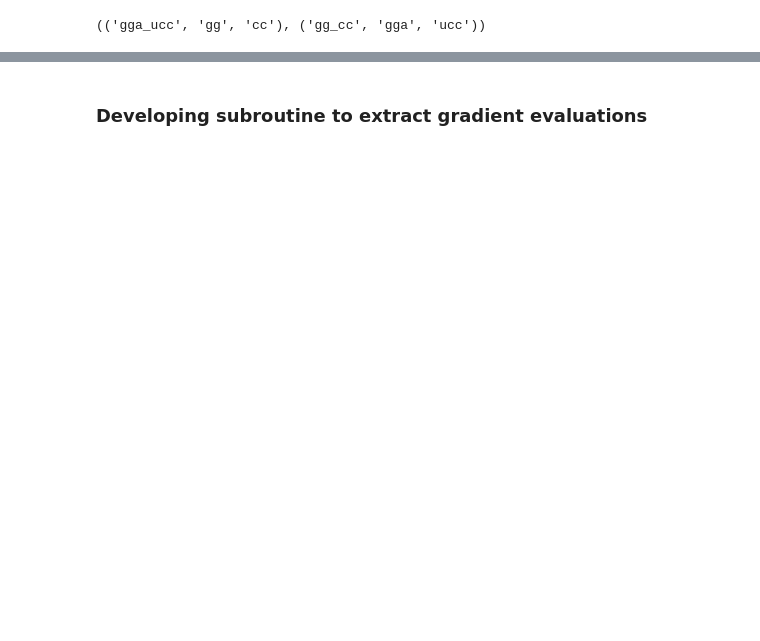
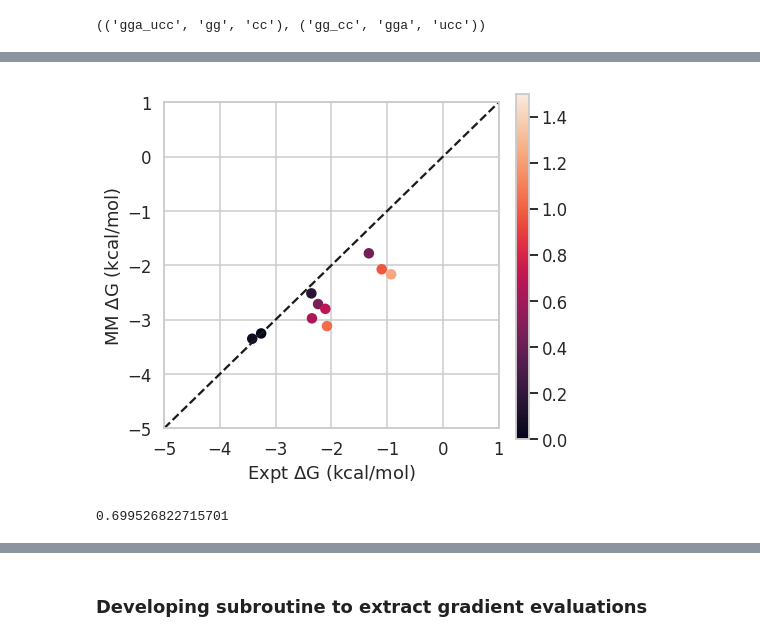
Before and after one commit to maa805/mining-minima, a Jupyter notebook: MiningMinima/scratch/new_min_and_hess_devel.ipynb, the cells around one changed output, grey strips where cells are left out. Drawn from its saved outputs; the diff is of its cells as text; code cells hidden in the pictures; blank space fills up the shorter version.

```diff
--- a/MiningMinima/scratch/new_min_and_hess_devel.ipynb
+++ b/MiningMinima/scratch/new_min_and_hess_devel.ipynb
@@ -33,7 +41,7 @@ limit = np.pi/3
 dx = 0.005
 F = np.linspace(-100, 800, 9001)
 dF = 0.1
-rna_min_based = [0.56,0.21,0.01,6.54,3.57,0.056,0.83,4.94,12.01]
+rna_min_based = [0.69,0.11,0.0068,6.13,2.99,0,0.68,2.29,9.53]
 # %%
 from recces.data import _get_duplex_seqs
 from recces.util import DG_CANONICAL, DG_DANGLING
@@ -72,14 +60,14 @@ def dg_mm(seq1, seq2):
 
     for ii, sim in enumerate(pos):
         if ii == 0:
-            dG += sim_dict[sim].anharmonic_free_energy
+            dG += sim_dict[sim].anharmonic_free_energy - 0.5*np.log(2*np.pi/3)*sim_dict[sim].n_dofs
         else:
-            dG += SingleSimulation('/mnt/c/Users/maadr/rna_min_based/{}/ST/'.format(sim), rna_min_based).value
+            dG += SingleSimulation('/scratch/users/maa805/recces_rosetta/results/rna_min/{}/ST/'.format(sim), rna_min_based).value
 
     for ii, sim in enumerate(neg):
         if ii == 0:
-            dG -= sim_dict[sim].anharmonic_free_energy
+            dG -= sim_dict[sim].anharmonic_free_energy - 0.5*np.log(2*np.pi/3)*sim_dict[sim].n_dofs
         else:
-            dG -= SingleSimulation('/mnt/c/Users/maadr/rna_min_based/{}/ST/'.format(sim), rna_min_based).value
+            dG -= SingleSimulation('/scratch/users/maa805/recces_rosetta/results/rna_min/{}/ST/'.format(sim), rna_min_based).value
 
     return dG
@@ -85,0 +76,5 @@ def dg_mm(seq1, seq2):
+# %%
+fuck_dict = {}
+for key in DG_CANONICAL.iterkeys():
+    seq1, seq2 = key
+    fuck_dict[key] = dg_mm(seq1, seq2)*KT_IN_KCAL
@@ -85,0 +99,28 @@ def dg_mm(seq1, seq2):
+# %%
+recces_vals = []
+mm_vals = []
+
+for key in fuck_dict.iterkeys():
+    mm_vals.append(fuck_dict[key]*KT_IN_KCAL)
+    recces_vals.append(DG_CANONICAL[key])
+
+recces_vals = np.array(recces_vals)
+mm_vals = np.array(mm_vals)
+# %%
+norm = plt.Normalize(0,1.5)
+fig, ax = plt.subplots(nrows=1, ncols=1, figsize=(6,6))
+sc = ax.scatter(recces_vals, mm_vals, c=np.abs(recces_vals-mm_vals), norm=norm)
+ax.plot([-5, 1],[-5,1], 'k--')
+ax.set_xlim((-5,1))
+ax.set_ylim((-5,1))
+ax.set_xlabel('Expt $\Delta$G (kcal/mol)')
+ax.set_ylabel('MM $\Delta$G (kcal/mol)')
+cbaxes = fig.add_axes([0.94, 0.1, 0.03, 0.8])
+fig.colorbar(sc, cax=cbaxes)
+plt.show()
+# %% [output]
+[figure, added]
+# %%
+np.sqrt(np.mean((recces_vals-mm_vals)**2))
+# %% [output]
+0.699526822715701
```
Also changed, not shown: parts of 19 cells of this notebook, 44 other files.
